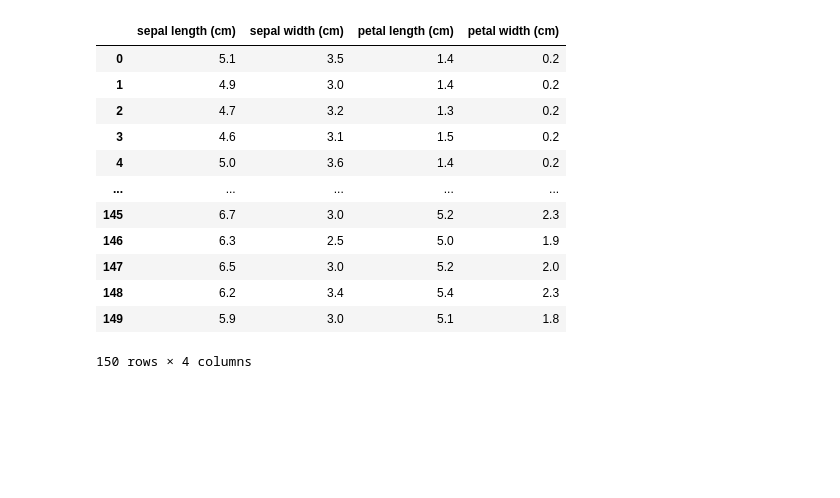
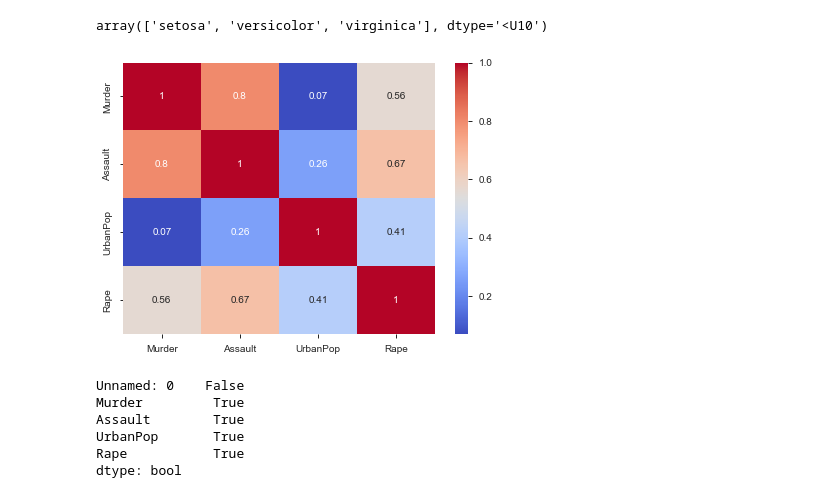
Before and after one commit to ksky1313/ADP, a Jupyter notebook: test.ipynb, the cells around one changed output. Saved outputs shown, nothing was run; the diff lists cells and outputs as text; code cells hidden in the pictures; blank space fills up the shorter version.

```diff
--- a/test.ipynb
+++ b/test.ipynb
@@ -1,22 +1,18 @@
+# %%
+import pandas as pd
+from sklearn.datasets import load_iris
+
+import matplotlib.pyplot as plt
+import seaborn as sns
+plt.rcParams['figure.figsize'] = (7, 5)
+plt.rcParams['font.family'] = 'Malgun Gothic'
+plt.rcParams['font.size'] = 12
+plt.rcParams['axes.unicode_minus'] = False
+%matplotlib inline
 # %%
-import pandas as pd
 from sklearn.datasets import load_iris
+iris = load_iris()
 
-iris = load_iris()
+iris.target_names
+# %% [output]
+array(['setosa', 'versicolor', 'virginica'], dtype='<U10')
-# %%
-df = pd.DataFrame(data=iris.data, columns=iris.feature_names)
-df
-# %% [output]
-|  | sepal length (cm) | sepal width (cm) | petal length (cm) | petal width (cm) |
-| 0 | 5.1 | 3.5 | 1.4 | 0.2 |
-| 1 | 4.9 | 3.0 | 1.4 | 0.2 |
-| 2 | 4.7 | 3.2 | 1.3 | 0.2 |
-| 3 | 4.6 | 3.1 | 1.5 | 0.2 |
-| 4 | 5.0 | 3.6 | 1.4 | 0.2 |
-| ... | ... | ... | ... | ... |
-| 145 | 6.7 | 3.0 | 5.2 | 2.3 |
-| 146 | 6.3 | 2.5 | 5.0 | 1.9 |
-| 147 | 6.5 | 3.0 | 5.2 | 2.0 |
-| 148 | 6.2 | 3.4 | 5.4 | 2.3 |
-| 149 | 5.9 | 3.0 | 5.1 | 1.8 |
-150 rows × 4 columns
@@ -24,0 +19,14 @@ from pandas_profiling import ProfileReport
+# %%
+corr_plot(df, 'heatmap')
+# %% [output]
+[figure, added]
+# %%
+df.dtypes != object
+# fig, ax = plt.subplots(2, 2, figsize=(20, 12))
+# %% [output]
+Unnamed: 0    False
+Murder         True
+Assault        True
+UrbanPop       True
+Rape           True
+dtype: bool
```
Also changed, not shown: parts of 9 cells of this notebook, 16 other files.
